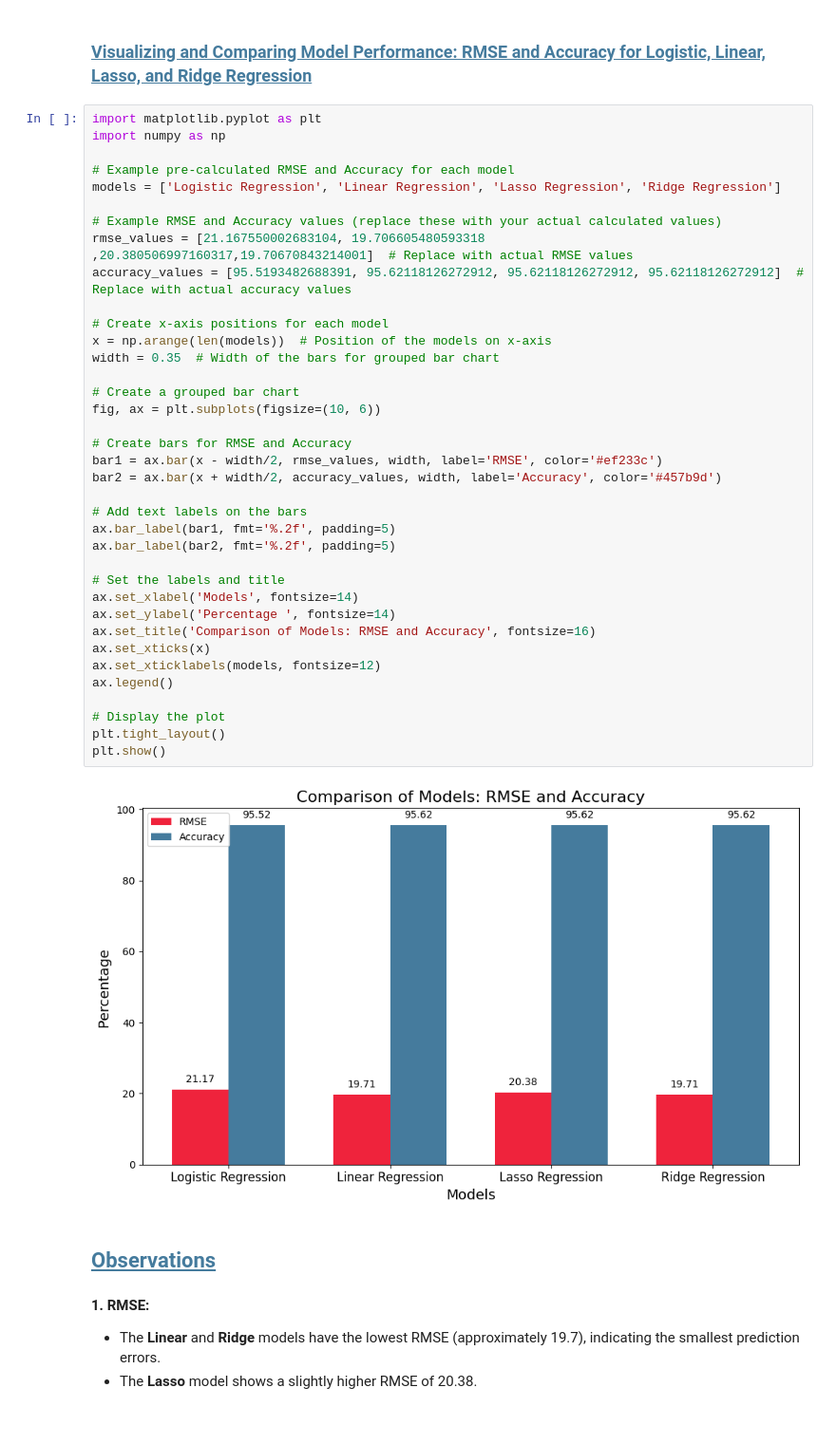
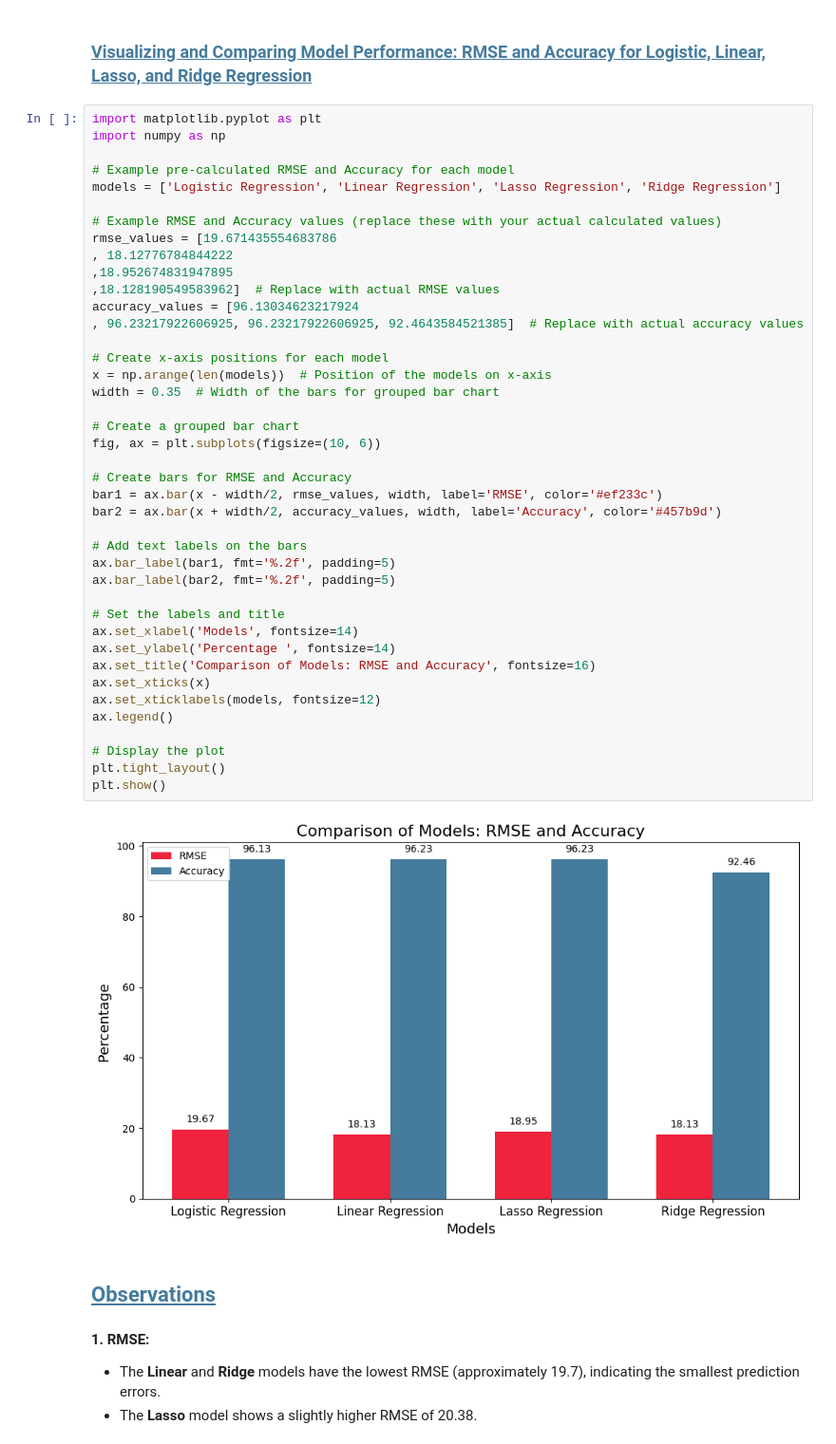
Before and after one commit to Neeraj-Parihar/-Stroke_Patient_Healthcare_Using_Deep_Learning_Project, a Jupyter notebook: Stroke_Patient_Healthcare_Using_Deep Learning.ipynb, the cells around one changed output. Shown at 95% size. Cells and saved outputs as stored; diff of their text form.

```diff
--- a/Stroke_Patient_Healthcare_Using_Deep Learning.ipynb
+++ b/Stroke_Patient_Healthcare_Using_Deep Learning.ipynb
@@ -822,38 +820,41 @@ import numpy as np
 models = ['Logistic Regression', 'Linear Regression', 'Lasso Regression', 'Ridge Regression']
 
 # Example RMSE and Accuracy values (replace these with your actual calculated values)
-rmse_values = [21.167550002683104, 19.706605480593318
-,20.380506997160317,19.70670843214001]  # Replace with actual RMSE values
-accuracy_values = [95.5193482688391, 95.62118126272912, 95.62118126272912, 95.62118126272912]  # Replace with actual accuracy values
+rmse_values = [19.671435554683786
+, 18.12776784844222
+,18.952674831947895
+,18.128190549583962]  # Replace with actual RMSE values
+accuracy_values = [96.13034623217924
+, 96.23217922606925, 96.23217922606925, 92.4643584521385]  # Replace with actual accuracy values
 
 # Create x-axis positions for each model
 x = np.arange(len(models))  # Position of the models on x-axis
 width = 0.35  # Width of the bars for grouped bar chart
 
 # Create a grouped bar chart
 fig, ax = plt.subplots(figsize=(10, 6))
 
 # Create bars for RMSE and Accuracy
 bar1 = ax.bar(x - width/2, rmse_values, width, label='RMSE', color='#ef233c')
 bar2 = ax.bar(x + width/2, accuracy_values, width, label='Accuracy', color='#457b9d')
 
 # Add text labels on the bars
 ax.bar_label(bar1, fmt='%.2f', padding=5)
 ax.bar_label(bar2, fmt='%.2f', padding=5)
 
 # Set the labels and title
 ax.set_xlabel('Models', fontsize=14)
 ax.set_ylabel('Percentage ', fontsize=14)
 ax.set_title('Comparison of Models: RMSE and Accuracy', fontsize=16)
 ax.set_xticks(x)
 ax.set_xticklabels(models, fontsize=12)
 ax.legend()
 
 # Display the plot
 plt.tight_layout()
 plt.show()
 # %% [output]
-[figure, old version]
+[figure, new version]
 # %% [markdown]
 <h3><span style="color: #457b9d; font-size: 22px;"><b><u>Observations</u></b></span></h3>
 <span style="font-size: 15px;">
```
Also changed, not shown: parts of 44 cells of this notebook, 7 other files.
